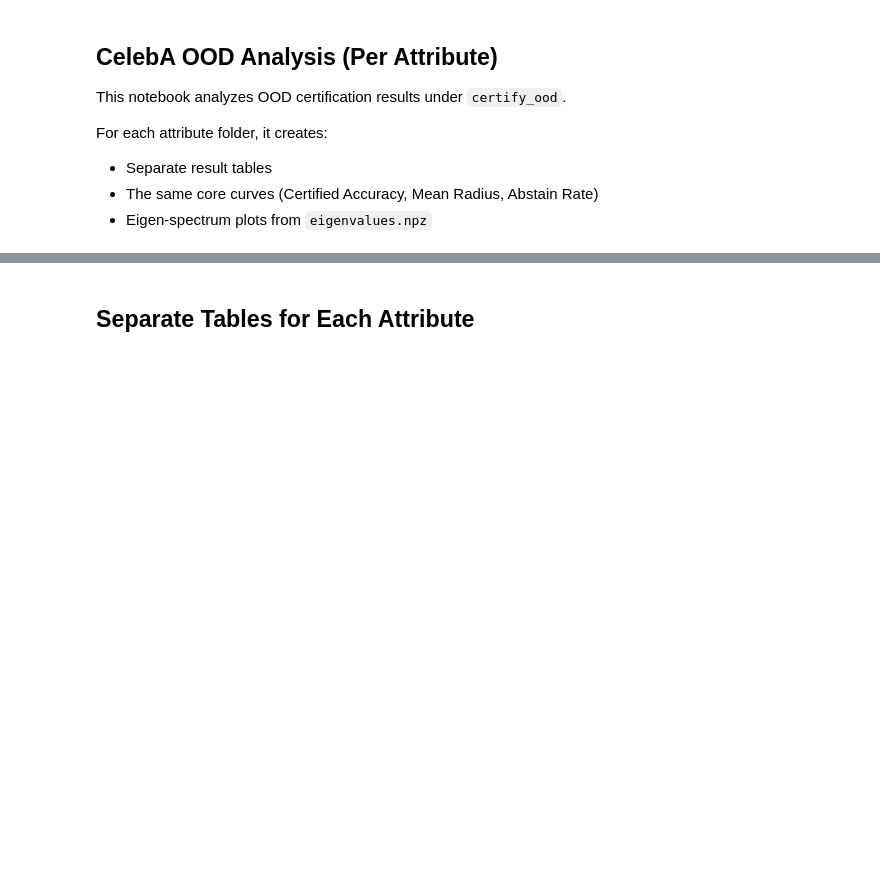
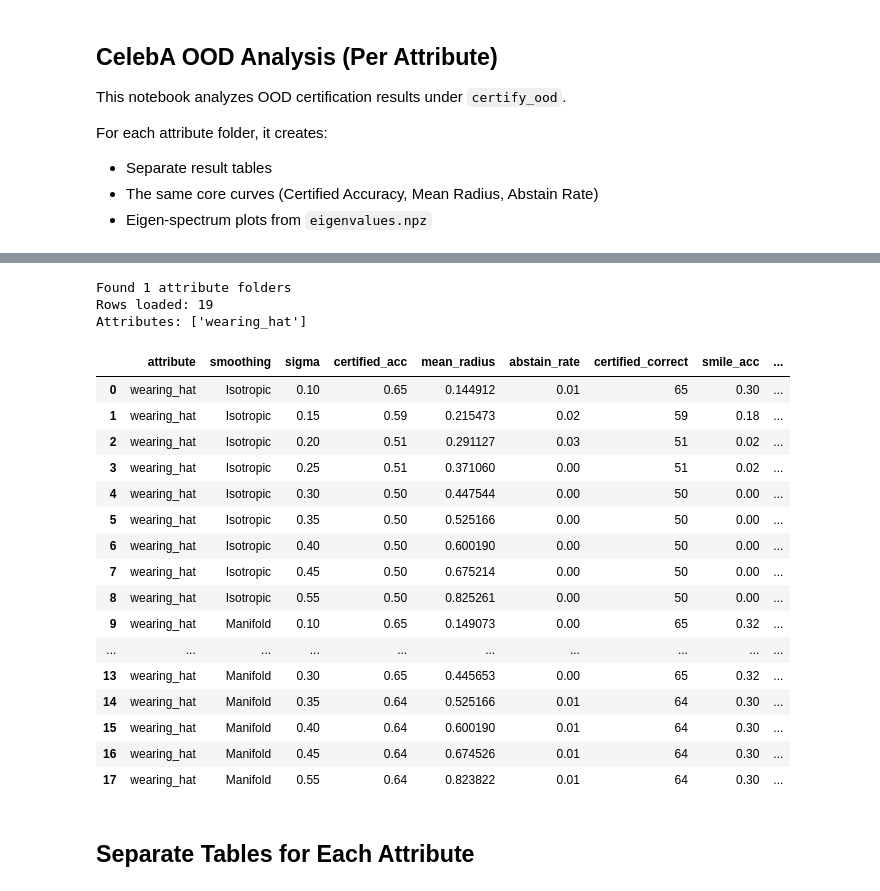
Before and after one commit to daniyaniazi/RandomizedSmothingmanifold, a Jupyter notebook: notebooks/CelebA_OOD_Analysis.ipynb, the cells around one changed output, grey strips where cells are left out. Cells and saved outputs as stored; diff of their text form; code cells hidden in the pictures; blank space fills up the shorter version.

```diff
--- a/notebooks/CelebA_OOD_Analysis.ipynb
+++ b/notebooks/CelebA_OOD_Analysis.ipynb
@@ -108,41 +112,99 @@ else:
                 if metrics is None:
                     continue
 
                 vol = metrics.get('volume', {}) if isinstance(metrics, dict) else {}
                 geo = vol.get('geometry', {}) if isinstance(vol, dict) else {}
 
                 csv_stats = summarize_results_csv(run_dir / 'results.csv')
 
                 row = {
                     'attribute': attribute,
-                    'mode_raw': mode_raw,
-                    'mode': mode_label(mode_raw),
-                    'space': space,
+                    # 'mode_raw': mode_raw,
+                    # 'mode': mode_label(mode_raw),
+                    # 'space': space,
                     'smoothing': smoothing,
                     'sigma': float(s),
                     'certified_acc': metrics.get('certified_accuracy', np.nan),
                     'mean_radius': metrics.get('mean_radius', np.nan),
                     'abstain_rate': metrics.get('abstain_rate', np.nan),
-                    'total': metrics.get('total_test_samples', np.nan),
+                    # 'total': metrics.get('total_test_samples', np.nan),
                     'certified_correct': metrics.get('certified_correct', np.nan),
                     'smile_acc': csv_stats.get('smile_acc', metrics.get('class_smile_accuracy', np.nan)),
                     'no_smile_acc': csv_stats.get('no_smile_acc', metrics.get('class_no_smile_accuracy', np.nan)),
-                    'log_v_iso_geo': geo.get('log_v_iso_geo', np.nan),
-                    'mean_log_v_mani_geo': geo.get('mean_log_v_mani_geo_max_norm', geo.get('mean_log_v_mani_geo', np.nan)),
+                    'log_v_iso_geo': geo.get('log_v_iso_geo', np.nan) if isinstance(geo, dict) else  np.nan,
+                    'mean_log_v_mani_geo': geo.get('mean_log_v_mani_geo_max_norm', geo.get('mean_log_v_mani_geo', np.nan)) if isinstance(geo, dict) else  np.nan,
                     'nn_ood_count': csv_stats.get('mean_nn_ood_count', np.nan),
                     'mc_ood_count': csv_stats.get('mean_mc_ood_count', np.nan),
-                    'nn_ood_frac': csv_stats.get('mean_nn_ood_frac', np.nan),
-                    'mc_ood_frac': csv_stats.get('mean_mc_ood_frac', np.nan),
-                    'run_dir': str(run_dir),
+                    # 'nn_ood_frac': csv_stats.get('mean_nn_ood_frac', np.nan),
+                    # 'mc_ood_frac': csv_stats.get('mean_mc_ood_frac', np.nan),
+                    # 'run_dir': str(run_dir),
                 }
                 rows.append(row)
 
 if not rows:
     print('No completed OOD runs found.')
     df_ood = pd.DataFrame()
 else:
-    df_ood = pd.DataFrame(rows).sort_values(['attribute', 'space', 'smoothing', 'sigma'])
+    # 'space',
+    df_ood = pd.DataFrame(rows).sort_values(['attribute', 'smoothing', 'sigma'])
     print('Rows loaded:', len(df_ood))
     print('Attributes:', sorted(df_ood['attribute'].unique().tolist()))
 
-df_ood.head(10)
+
+# Keep only (attribute, sigma) pairs that have BOTH Isotropic and Manifold
+valid_pairs = (
+    df_ood.groupby(["attribute", "sigma"])["smoothing"]
+    .agg(set)
+    .reset_index()
+)
+
+valid_pairs = valid_pairs[
+    valid_pairs["smoothing"].apply(
+        lambda s: {"Isotropic", "Manifold"}.issubset(s)
+    )
+][["attribute", "sigma"]]
+
+df_ood = df_ood.merge(
+    valid_pairs,
+    on=["attribute", "sigma"],
+    how="inner"
+)
+
+
+# copy manifold log_v_iso_geo to isotropic rows with same attribute and sigma
+mani_iso_map = (
+    df_ood[df_ood["smoothing"].eq("Manifold")]
+    .set_index(["attribute", "sigma"])["log_v_iso_geo"]
+)
+
+mask_iso = df_ood["smoothing"].eq("Isotropic")
+
+df_ood.loc[mask_iso, "log_v_iso_geo"] = (
+    df_ood.loc[mask_iso]
+    .set_index(["attribute", "sigma"])
+    .index
+    .map(mani_iso_map)
+)
+
+df_ood
+# %% [output]
+Found 1 attribute folders
+Rows loaded: 19
+Attributes: ['wearing_hat']
+|  | attribute | smoothing | sigma | certified_acc | mean_radius | abstain_rate | certified_correct | smile_acc | ... |
+| 0 | wearing_hat | Isotropic | 0.10 | 0.65 | 0.144912 | 0.01 | 65 | 0.30 | ... |
+| 1 | wearing_hat | Isotropic | 0.15 | 0.59 | 0.215473 | 0.02 | 59 | 0.18 | ... |
+| 2 | wearing_hat | Isotropic | 0.20 | 0.51 | 0.291127 | 0.03 | 51 | 0.02 | ... |
+| 3 | wearing_hat | Isotropic | 0.25 | 0.51 | 0.371060 | 0.00 | 51 | 0.02 | ... |
+| 4 | wearing_hat | Isotropic | 0.30 | 0.50 | 0.447544 | 0.00 | 50 | 0.00 | ... |
+| 5 | wearing_hat | Isotropic | 0.35 | 0.50 | 0.525166 | 0.00 | 50 | 0.00 | ... |
+| 6 | wearing_hat | Isotropic | 0.40 | 0.50 | 0.600190 | 0.00 | 50 | 0.00 | ... |
+| 7 | wearing_hat | Isotropic | 0.45 | 0.50 | 0.675214 | 0.00 | 50 | 0.00 | ... |
+| 8 | wearing_hat | Isotropic | 0.55 | 0.50 | 0.825261 | 0.00 | 50 | 0.00 | ... |
+| 9 | wearing_hat | Manifold | 0.10 | 0.65 | 0.149073 | 0.00 | 65 | 0.32 | ... |
+| ... | ... | ... | ... | ... | ... | ... | ... | ... | ... |
+| 13 | wearing_hat | Manifold | 0.30 | 0.65 | 0.445653 | 0.00 | 65 | 0.32 | ... |
+| 14 | wearing_hat | Manifold | 0.35 | 0.64 | 0.525166 | 0.01 | 64 | 0.30 | ... |
+| 15 | wearing_hat | Manifold | 0.40 | 0.64 | 0.600190 | 0.01 | 64 | 0.30 | ... |
+| 16 | wearing_hat | Manifold | 0.45 | 0.64 | 0.674526 | 0.01 | 64 | 0.30 | ... |
+| 17 | wearing_hat | Manifold | 0.55 | 0.64 | 0.823822 | 0.01 | 64 | 0.30 | ... |
```
Also changed, not shown: parts of 8 cells of this notebook, 9 other files.
